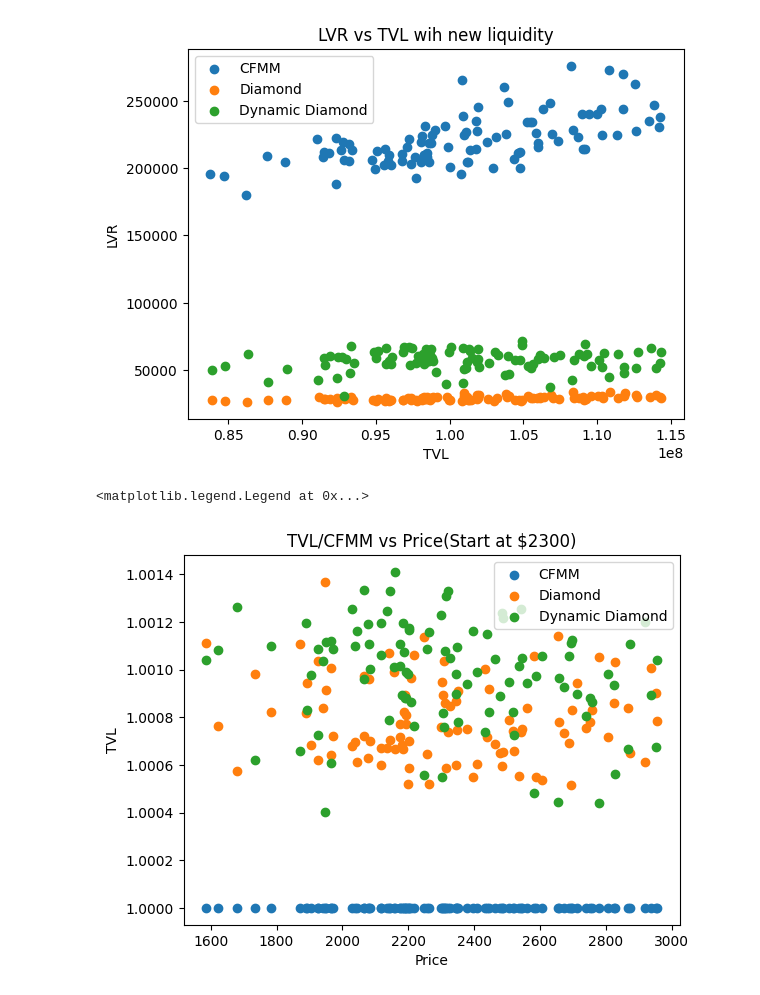
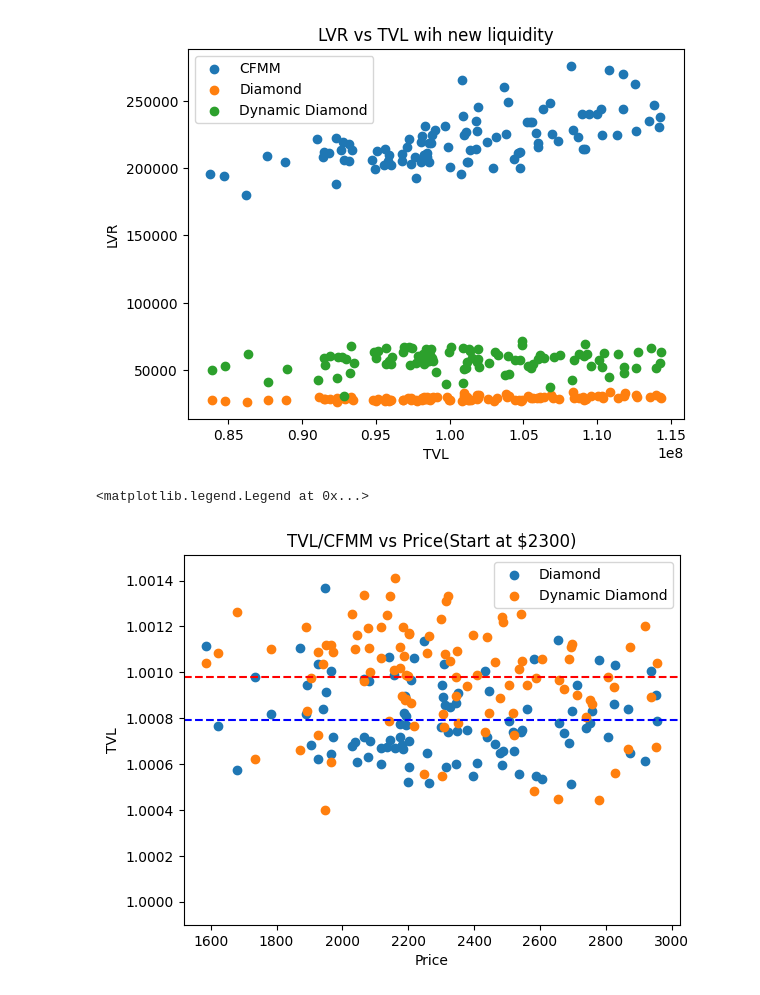
Before and after one commit to decipherhub/LVR-Diamond-DynamicBeta, a Jupyter notebook: simulation/analysis.ipynb, the cells around one changed output. Drawn from its saved outputs; the diff is of its cells as text; code cells hidden in the pictures.

Commit message:
Refactor pool and vault classes, Refactor analysis

```diff
--- a/simulation/analysis.ipynb
+++ b/simulation/analysis.ipynb
@@ -51,9 +51,9 @@ plt.ylabel('LVR')
 
 for i in range(num_pools):
     pool = i+1
-    TVL = result['TVL_'+str(pool)]
-    LVR = result['LVR_'+str(pool)]
-    plt.scatter(TVL, LVR, label=pool_names[i])
+    tvl = result['TVL_'+str(pool)]
+    lvr = result['LVR_'+str(pool)]
+    plt.scatter(tvl, lvr, label=pool_names[i])
 
 plt.legend()
 # %% [output]
@@ -67,9 +67,9 @@ plt.ylabel('LVR')
 
 for i in range(num_pools):
     pool = i+1
-    TVL = result_new_liquidity['TVL_'+str(pool)]
-    LVR = result_new_liquidity['LVR_'+str(pool)]
-    plt.scatter(TVL, LVR, label=pool_names[i])
+    tvl = result_new_liquidity['TVL_'+str(pool)]
+    lvr = result_new_liquidity['LVR_'+str(pool)]
+    plt.scatter(tvl, lvr, label=pool_names[i])
 
 plt.legend()
 # %% [output]
@@ -78,19 +78,23 @@ plt.legend()
 # %%
 plt.figure()
 plt.title('TVL/CFMM vs Price(Start at $2300)')
 plt.xlabel('Price')
 plt.ylabel('TVL')
 
-for i in range(num_pools):
+color = ['b' , 'r']
+for i in range(1,num_pools):
     pool = i+1
-    TVL = result['TVL_'+str(pool)] / result['TVL_1']
-    Price = result['Price']
-    plt.scatter(Price, TVL, label=pool_names[i])
+    tvl = result['TVL_'+str(pool)] / result['TVL_1']
+    price = result['Price']
+    plt.scatter(price, tvl, label=pool_names[i])
+    plt.axhline(y=tvl.mean(), color=color[i-1], linestyle='--')
+
+plt.ylim(bottom=0.9999, top = max(result['Best Pool TVL/CFMM'])*1.0001)
 
 plt.legend()
 # %% [output]
 <matplotlib.legend.Legend at 0x...>
-[figure, old version]
+[figure, new version]
 # %%
 plt.figure()
 plt.title('TVL/CFMM vs Price(Start at $2300)')
```
Also changed, not shown: parts of 2 cells of this notebook, 7 other files.
